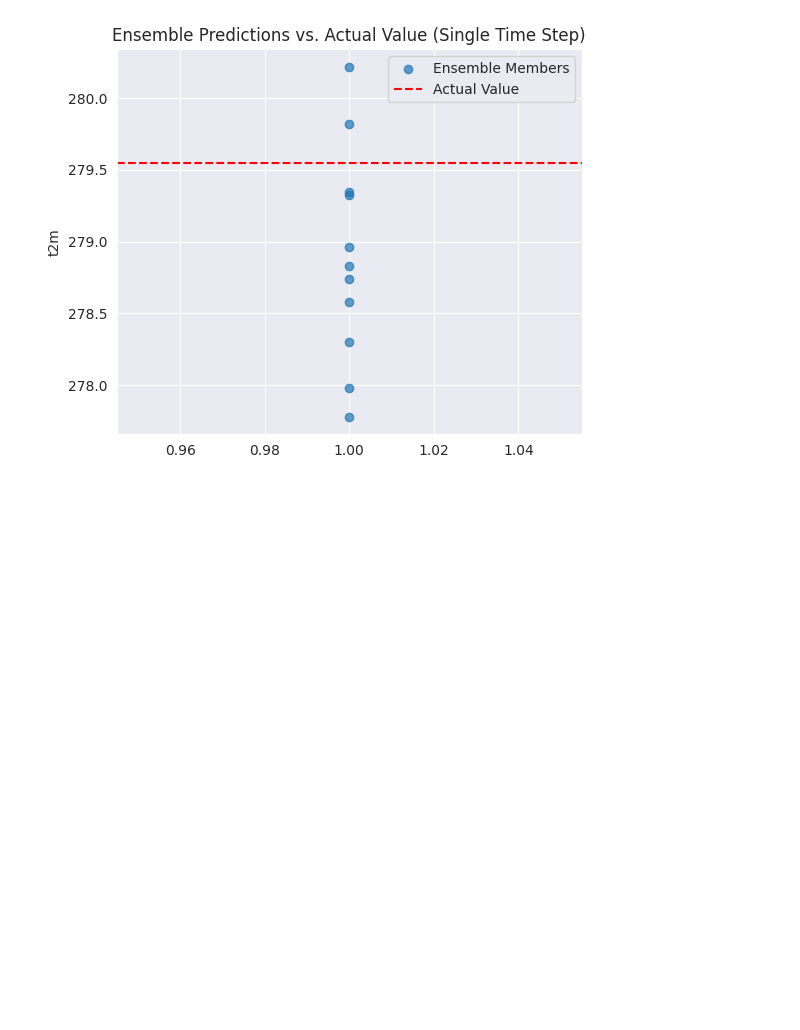
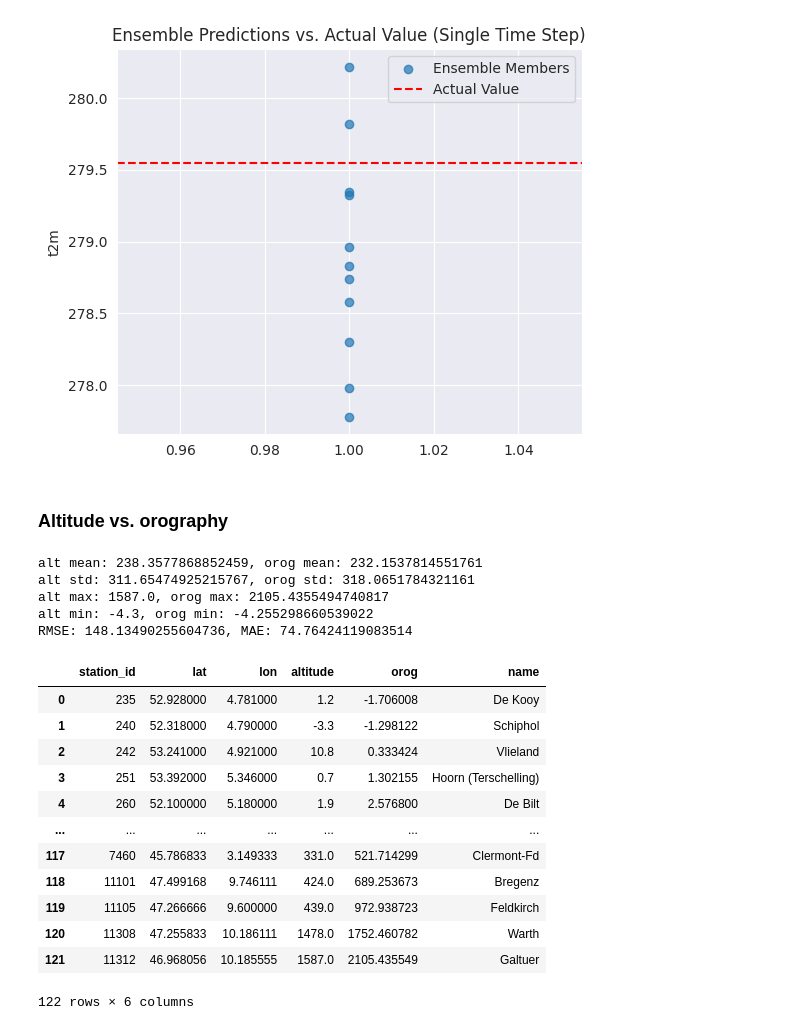
Before and after one commit to leachen01/gnnpp, a Jupyter notebook: exploration/eda.ipynb, the cells around one changed output. Saved outputs shown, nothing was run; the diff lists cells and outputs as text; code cells hidden in the pictures; blank space fills up the shorter version.

```diff
--- a/exploration/eda.ipynb
+++ b/exploration/eda.ipynb
@@ -298,3 +298,35 @@ Name: t2m, dtype: float32
 1 1997-01-02           1  279.55
 (1, 3)
 [figure]
+# %% [markdown]
+### Altitude vs. orography
+# %%
+import numpy as np
+from sklearn.metrics import mean_squared_error, mean_absolute_error
+print(f"alt mean: {t_stations_f['altitude'].mean()}, orog mean: {t_stations_f['orog'].mean()}")
+print(f"alt std: {t_stations_f['altitude'].std()}, orog std: {t_stations_f['orog'].std()}")
+print(f"alt max: {t_stations_f['altitude'].max()}, orog max: {t_stations_f['orog'].max()}")
+print(f"alt min: {t_stations_f['altitude'].min()}, orog min: {t_stations_f['orog'].min()}")
+rmse = np.sqrt(mean_squared_error(t_stations_f['altitude'], t_stations_f['orog']))
+mae = mean_absolute_error(t_stations_f['altitude'], t_stations_f['orog'])
+print(f"RMSE: {rmse}, MAE: {mae}")
+t_stations_f
+# %% [output]
+alt mean: 238.3577868852459, orog mean: 232.1537814551761
+alt std: 311.65474925215767, orog std: 318.0651784321161
+alt max: 1587.0, orog max: 2105.4355494740817
+alt min: -4.3, orog min: -4.255298660539022
+RMSE: 148.13490255604736, MAE: 74.76424119083514
+|  | station_id | lat | lon | altitude | orog | name |
+| 0 | 235 | 52.928000 | 4.781000 | 1.2 | -1.706008 | De Kooy |
+| 1 | 240 | 52.318000 | 4.790000 | -3.3 | -1.298122 | Schiphol |
+| 2 | 242 | 53.241000 | 4.921000 | 10.8 | 0.333424 | Vlieland |
+| 3 | 251 | 53.392000 | 5.346000 | 0.7 | 1.302155 | Hoorn (Terschelling) |
+| 4 | 260 | 52.100000 | 5.180000 | 1.9 | 2.576800 | De Bilt |
+| ... | ... | ... | ... | ... | ... | ... |
+| 117 | 7460 | 45.786833 | 3.149333 | 331.0 | 521.714299 | Clermont-Fd |
+| 118 | 11101 | 47.499168 | 9.746111 | 424.0 | 689.253673 | Bregenz |
+| 119 | 11105 | 47.266666 | 9.600000 | 439.0 | 972.938723 | Feldkirch |
+| 120 | 11308 | 47.255833 | 10.186111 | 1478.0 | 1752.460782 | Warth |
+| 121 | 11312 | 46.968056 | 10.185555 | 1587.0 | 2105.435549 | Galtuer |
+122 rows × 6 columns
```
Also changed, not shown: parts of 5 cells of this notebook, 3 other files.
